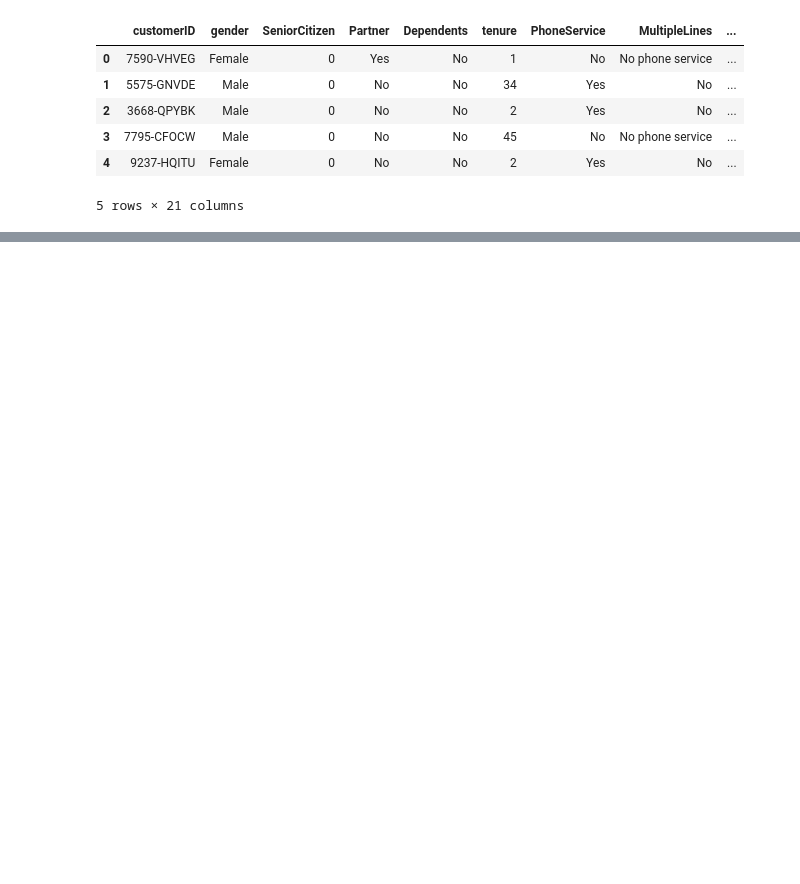
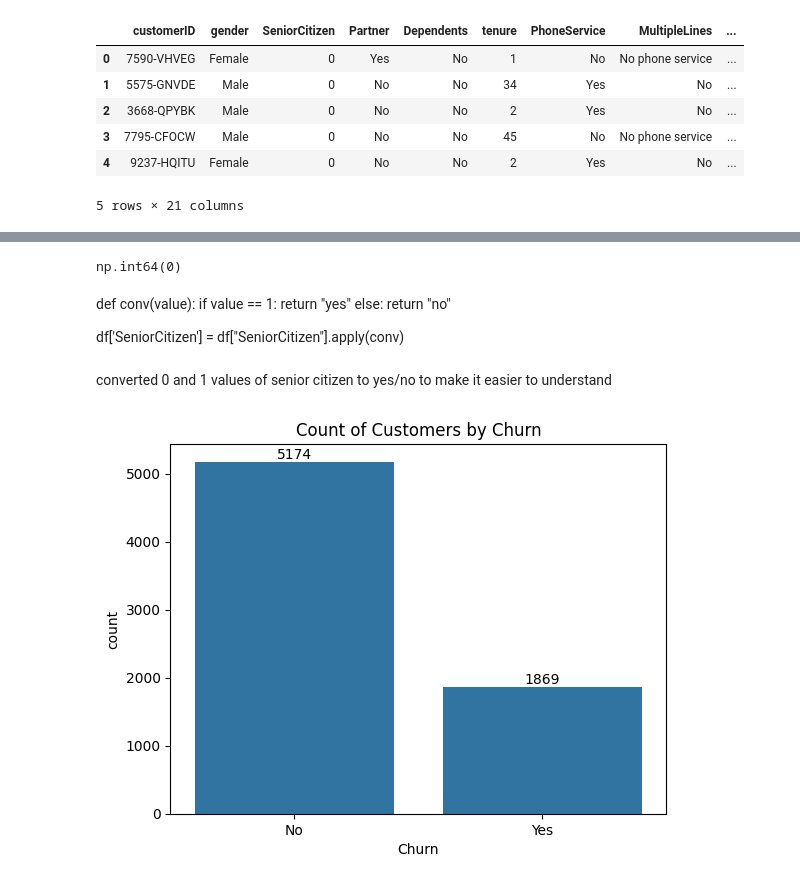
Before and after one commit to AmbikaSinghSengar/EDA-Project, a Jupyter notebook: eda.ipynb, the cells around one changed output, grey strips where cells are left out. Drawn from its saved outputs; the diff is of its cells as text; code cells hidden in the pictures; blank space fills up the shorter version.

```diff
--- a/eda.ipynb
+++ b/eda.ipynb
@@ -16,0 +37,3 @@ df.head()
+# %%
+df["TotalCharges"] = df["TotalCharges"].replace(" ","0")
+df["TotalCharges"] = df["TotalCharges"].astype("float")
@@ -16,0 +96,22 @@ df.head()
+# %%
+df["customerID"].duplicated().sum()
+# %% [output]
+np.int64(0)
+# %% [markdown]
+def conv(value):
+    if value == 1:
+        return "yes"
+    else:
+        return "no"
+
+df['SeniorCitizen'] = df["SeniorCitizen"].apply(conv)
+# %% [markdown]
+converted 0 and 1 values of senior citizen to yes/no to make it easier to understand
+# %%
+ax = sns.countplot(x = 'Churn', data = df)
+
+ax.bar_label(ax.containers[0])
+plt.title("Count of Customers by Churn")
+plt.show()
+# %% [output]
+[figure, added]
```
Also changed, not shown: parts of 20 cells of this notebook.
